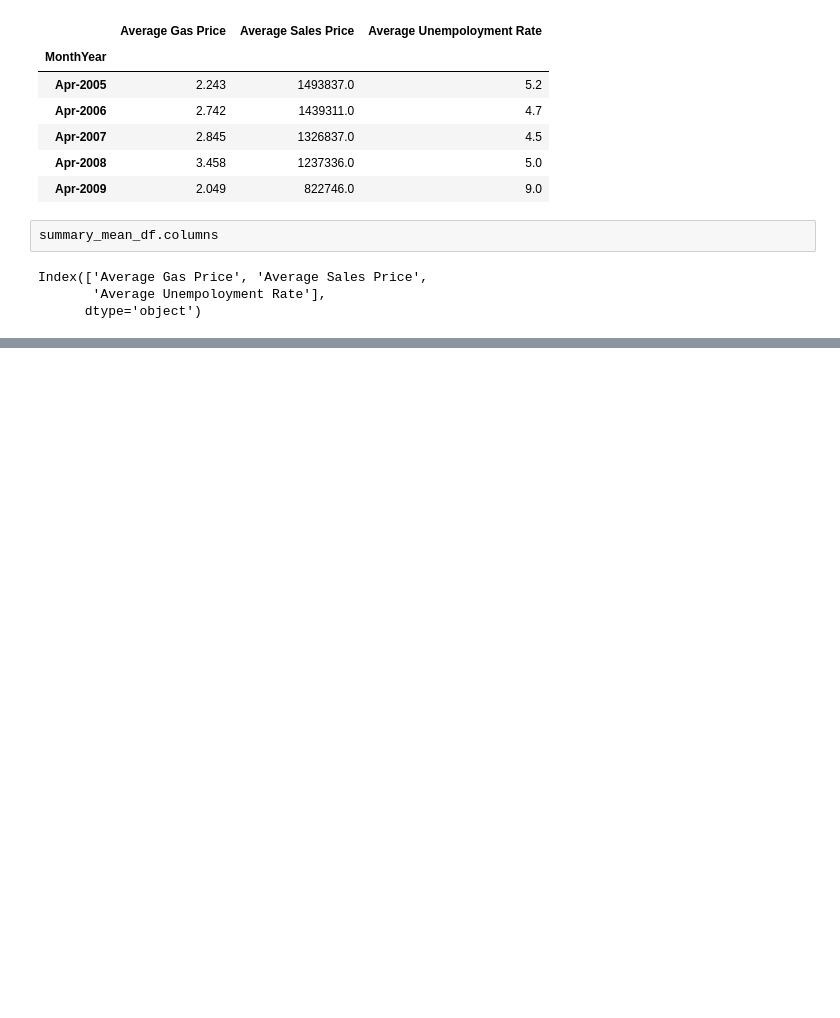
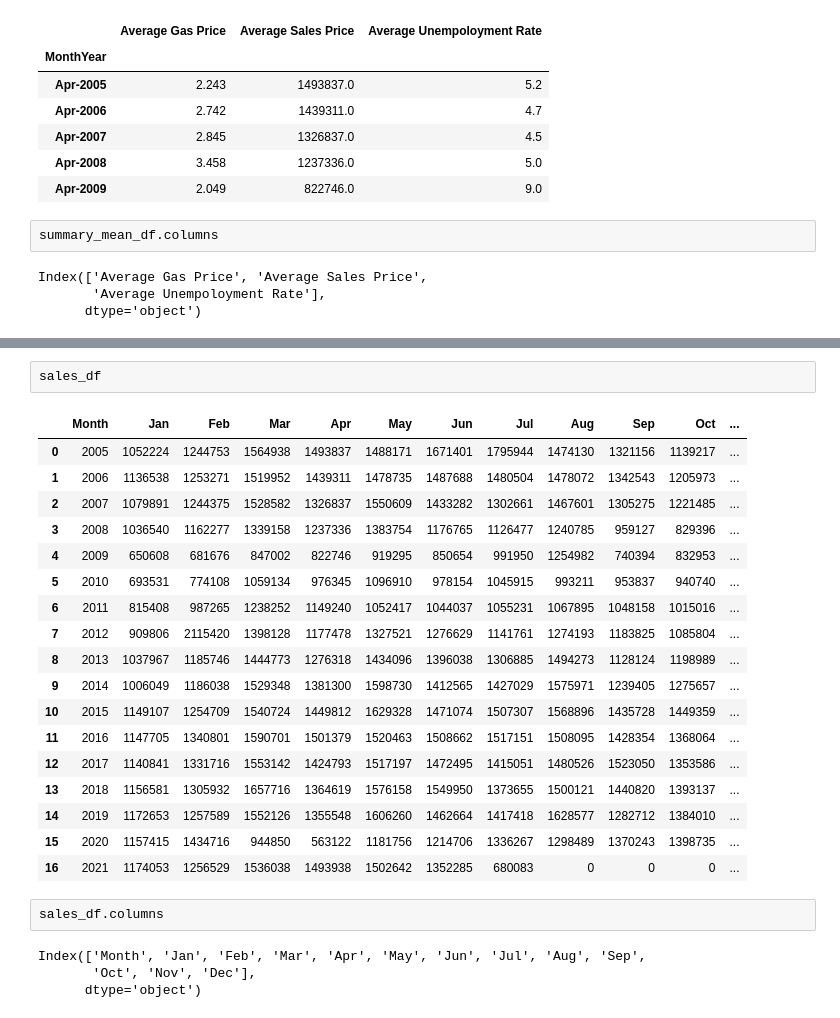
Before and after one commit to michelleherman13/auto-sales, a Jupyter notebook: data/Bargraphs.ipynb, the cells around one changed output, grey strips where cells are left out. Drawn from its saved outputs; the diff is of its cells as text; blank space fills up the shorter version.

```diff
--- a/data/Bargraphs.ipynb
+++ b/data/Bargraphs.ipynb
@@ -120,0 +152,27 @@ plt.show()
+# %%
+sales_df
+# %% [output]
+|  | Month | Jan | Feb | Mar | Apr | May | Jun | Jul | Aug | Sep | Oct | ... |
+| 0 | 2005 | 1052224 | 1244753 | 1564938 | 1493837 | 1488171 | 1671401 | 1795944 | 1474130 | 1321156 | 1139217 | ... |
+| 1 | 2006 | 1136538 | 1253271 | 1519952 | 1439311 | 1478735 | 1487688 | 1480504 | 1478072 | 1342543 | 1205973 | ... |
+| 2 | 2007 | 1079891 | 1244375 | 1528582 | 1326837 | 1550609 | 1433282 | 1302661 | 1467601 | 1305275 | 1221485 | ... |
+| 3 | 2008 | 1036540 | 1162277 | 1339158 | 1237336 | 1383754 | 1176765 | 1126477 | 1240785 | 959127 | 829396 | ... |
+| 4 | 2009 | 650608 | 681676 | 847002 | 822746 | 919295 | 850654 | 991950 | 1254982 | 740394 | 832953 | ... |
+| 5 | 2010 | 693531 | 774108 | 1059134 | 976345 | 1096910 | 978154 | 1045915 | 993211 | 953837 | 940740 | ... |
+| 6 | 2011 | 815408 | 987265 | 1238252 | 1149240 | 1052417 | 1044037 | 1055231 | 1067895 | 1048158 | 1015016 | ... |
+| 7 | 2012 | 909806 | 2115420 | 1398128 | 1177478 | 1327521 | 1276629 | 1141761 | 1274193 | 1183825 | 1085804 | ... |
+| 8 | 2013 | 1037967 | 1185746 | 1444773 | 1276318 | 1434096 | 1396038 | 1306885 | 1494273 | 1128124 | 1198989 | ... |
+| 9 | 2014 | 1006049 | 1186038 | 1529348 | 1381300 | 1598730 | 1412565 | 1427029 | 1575971 | 1239405 | 1275657 | ... |
+| 10 | 2015 | 1149107 | 1254709 | 1540724 | 1449812 | 1629328 | 1471074 | 1507307 | 1568896 | 1435728 | 1449359 | ... |
+| 11 | 2016 | 1147705 | 1340801 | 1590701 | 1501379 | 1520463 | 1508662 | 1517151 | 1508095 | 1428354 | 1368064 | ... |
+| 12 | 2017 | 1140841 | 1331716 | 1553142 | 1424793 | 1517197 | 1472495 | 1415051 | 1480526 | 1523050 | 1353586 | ... |
+| 13 | 2018 | 1156581 | 1305932 | 1657716 | 1364619 | 1576158 | 1549950 | 1373655 | 1500121 | 1440820 | 1393137 | ... |
+| 14 | 2019 | 1172653 | 1257589 | 1552126 | 1355548 | 1606260 | 1462664 | 1417418 | 1628577 | 1282712 | 1384010 | ... |
+| 15 | 2020 | 1157415 | 1434716 | 944850 | 563122 | 1181756 | 1214706 | 1336267 | 1298489 | 1370243 | 1398735 | ... |
+| 16 | 2021 | 1174053 | 1256529 | 1536038 | 1493938 | 1502642 | 1352285 | 680083 | 0 | 0 | 0 | ... |
+# %%
+sales_df.columns
+# %% [output]
+Index(['Month', 'Jan', 'Feb', 'Mar', 'Apr', 'May', 'Jun', 'Jul', 'Aug', 'Sep',
+       'Oct', 'Nov', 'Dec'],
+      dtype='object')
```
Also changed, not shown: parts of 29 cells of this notebook, 1 other file.
